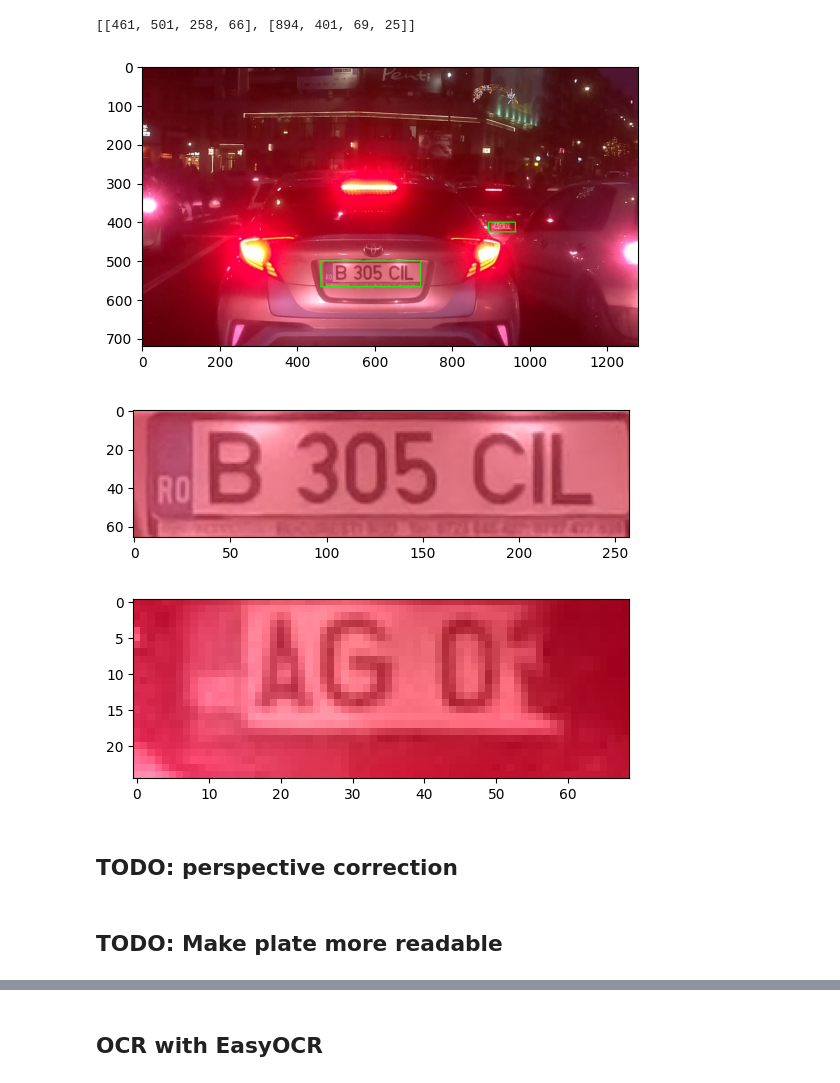
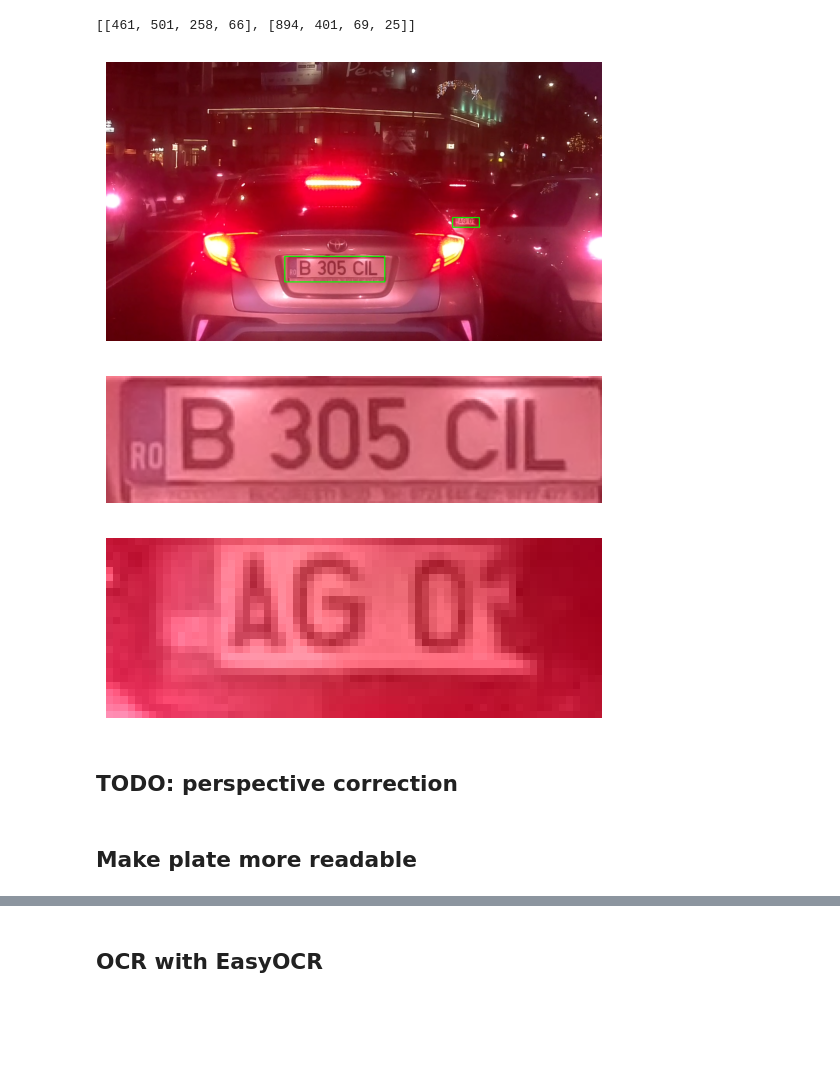
Before and after one commit to damirch/alpr, a Jupyter notebook: main.ipynb, the cells around one changed output, grey strips where cells are left out. Drawn from its saved outputs; the diff is of its cells as text; code cells hidden in the pictures; blank space fills up the shorter version.

```diff
--- a/main.ipynb
+++ b/main.ipynb
@@ -38,22 +39,24 @@ for box in bboxes:
     cv2.rectangle(display_img, (x, y), (x + w, y + h), (0, 255, 0), 2)
 
 plt.imshow(display_img[:,:,::-1])
+plt.axis('off')
 plt.show()
 # %% [output]
-[figure, old version]
+[figure, new version]
 # %%
 rois = [img[y:y+h, x:x+w] for x, y, w, h in bboxes]
 
 # only show the license plate
 for roi in rois:
     plt.imshow(roi[:,:,::-1])
+    plt.axis('off')
     plt.show()
 # %% [output]
-[figure, old version]
+[figure, new version]
-[figure, old version]
+[figure, new version]
 # %% [markdown]
 ## TODO: perspective correction
 # %% [markdown]
-## TODO: Make plate more readable
+## Make plate more readable
 # %%
 better_rois = []
```
Also changed, not shown: parts of 3 cells of this notebook, 2 other files.
